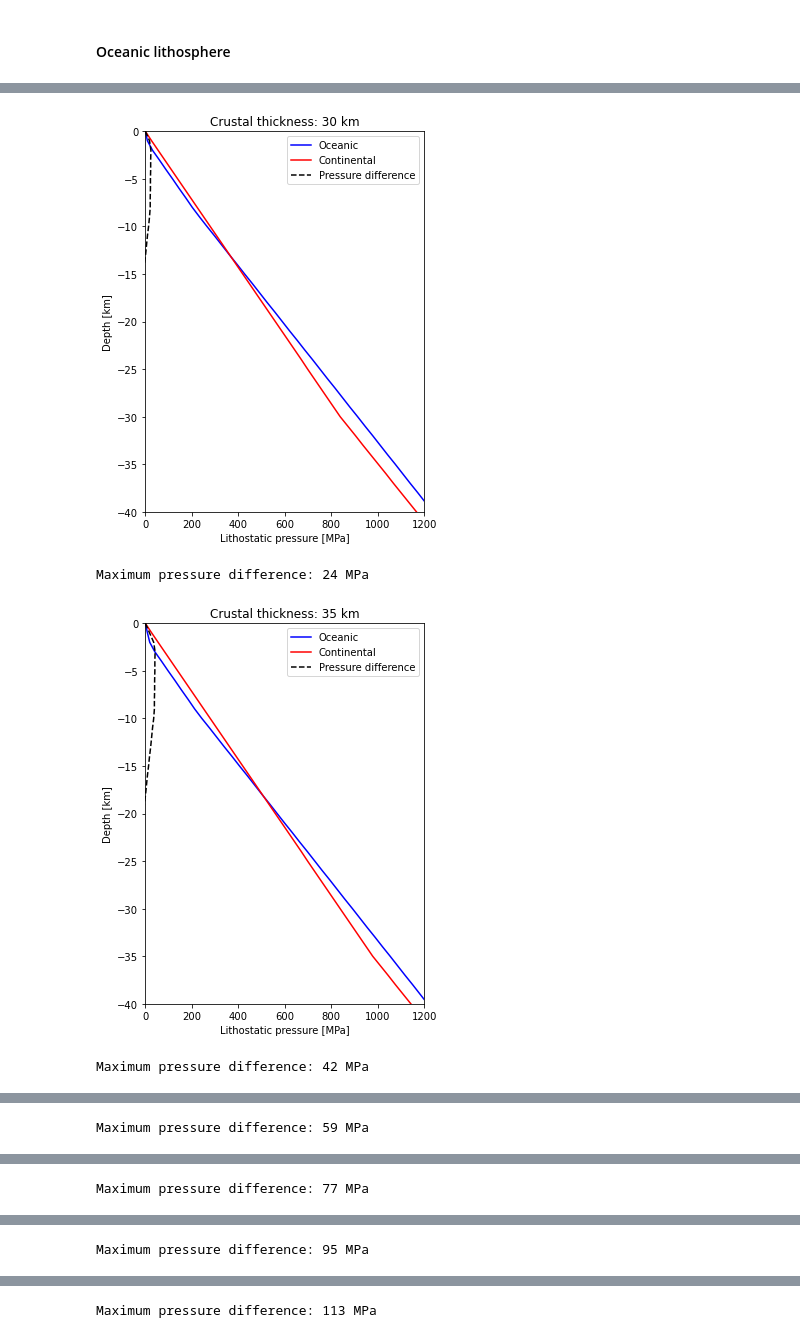
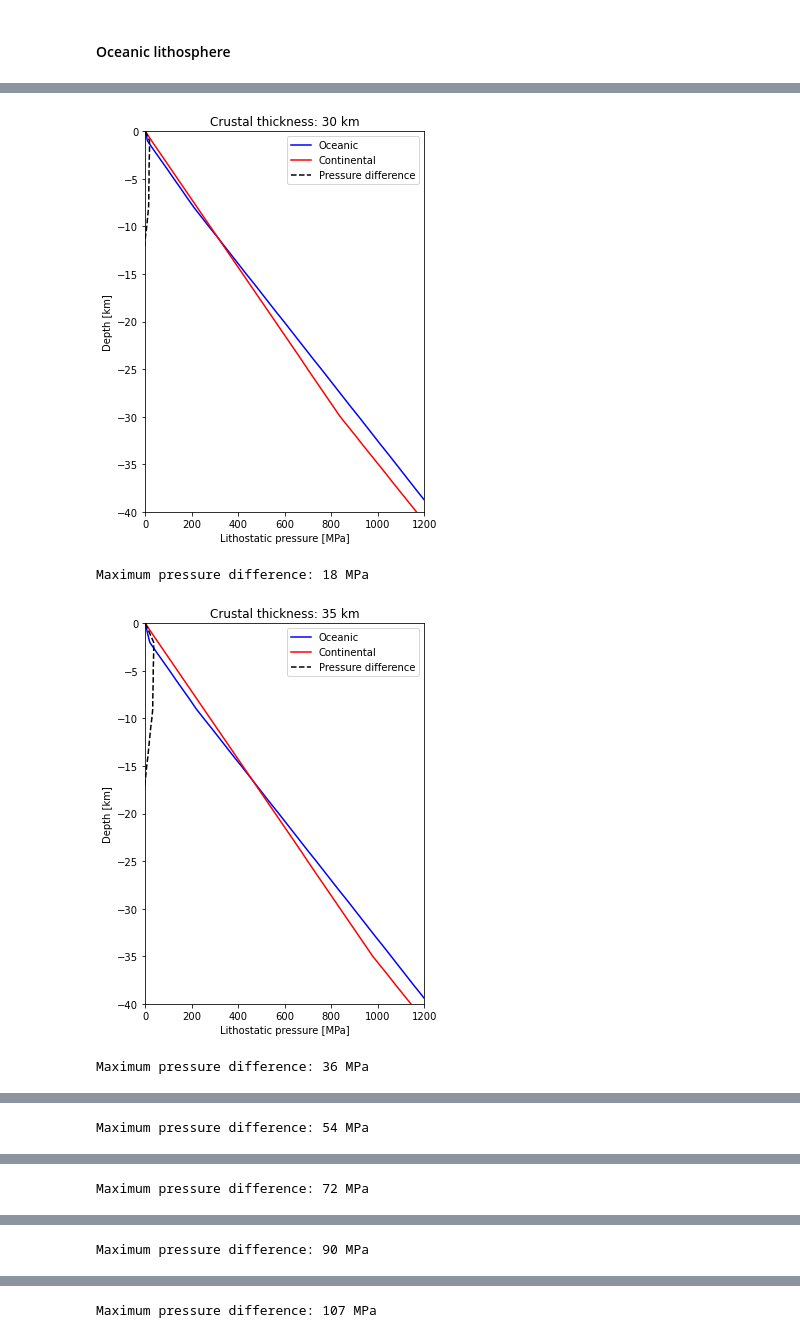
Before and after one commit to vvmai/lab_kore, a Jupyter notebook: isostasy_calculation.ipynb, the cells around one changed output, grey strips where cells are left out. Saved outputs shown, nothing was run; the diff lists cells and outputs as text; code cells hidden in the pictures.

```diff
--- a/isostasy_calculation.ipynb
+++ b/isostasy_calculation.ipynb
@@ -89,0 +103,11 @@ Crustal thickness, oceanic lithosphere, continental lithosphere:
+# %%
+w_B = cc + cm - om - m - oc
+w_B_archean = cc + cm_archean - om_archean - m_archean - oc_archean
+# %%
+print("Present day")
+for i in w_B:
+    print(f"{i/1000:.0f} km")
+
+print("\nArchean")
+for i in w_B_archean:
+    print(f"{i/1000:.0f} km")
@@ -102,11 +144,14 @@ z = [[]]*len(cc)
 for i, depth in enumerate(final_depth):
     z[i] = list(range(initial_depth,depth,depth_increment)) # depth [m]
 # %%
-def calc_pressure_continent(z, w, cc):
+def calc_pressure_continent(z:list, w:int, cc:int,rho_cm:int, rho_m:int):
     """
-    Calculates the lithostatic pressure of the  continental lithosphere
-    given the depth (z), water layer above (w), and thickness
-    of the continental crust (cc)
+    Calculates the lithostatic pressure of the  continental lithosphere.
+    z: depth
+    w: thickness of the water layer above
+    cc: thickness of the continental crust
+    rho_cm: density of the continental lithospheric mantle
+    rho_m: density of the asthenospheric mantle
     """
     P = np.array([0]*len(z))
     for i, val in enumerate(z):
@@ -133,11 +178,15 @@ def calc_pressure_continent(z, w, cc):
 # %% [markdown]
 #### Oceanic lithosphere
 # %%
-def calc_pressure_ocean(z, w, oc):
+def calc_pressure_ocean(z:list, w:int, oc:int, rho_oc:int, rho_om:int, rho_m:int):
     """
-    Calculates the lithostatic pressure of the  oceanic lithosphere
-    given the depth (z), water layer above (w), and thickness
-    of the oceanic crust (oc)
+    Calculates the lithostatic pressure of the  continental lithosphere.
+    z: depth
+    w: thickness of the water layer above
+    oc: thickness of the oceanic crust
+    rho_oc: density of the oceanic crust
+    rho_om: density of the depleted oceanic mantle
+    rho_m: density of the asthenospheric mantle
     """
     P = np.array([0]*len(z))
     for i, val in enumerate(z):
@@ -157,28 +208,26 @@ def calc_pressure_ocean(z, w, oc):
 # %%
 # assuming that continents are at sea level
 w_A = 0
-P_A = [[]]*len(cc)
-P_B = [[]]*len(cc)
-P_diff = [[]]*len(cc)
+P_A, P_B, P_diff = ([[]]*len(cc) for i in range(3))
 
 for i, c in enumerate(cc):
-    P_A[i] = calc_pressure_continent(z[i], w_A, c)
-    P_B[i] = calc_pressure_ocean(z[i], w_B[i], oc)
+    P_A[i] = calc_pressure_continent(z[i], w_A, c, rho_cm, rho_m)
+    P_B[i] = calc_pressure_ocean(z[i], w_B[i], oc, rho_oc, rho_om, rho_m)
     plt.figure(figsize=(5,7))
     plt.plot(P_B[i],[-j/1000 for j in z[i]],'b-')
     plt.plot(P_A[i],[-j/1000 for j in z[i]],'r-')
     P_diff[i] = P_A[i]-P_B[i]
     plt.plot(P_diff[i],[-j/1000 for j in z[i]],'k--')
     plt.ylim((-40,0))
     plt.xlim((0,1200))
     plt.title('Crustal thickness: %i km'%(cc[i]/1000))
     plt.xlabel('Lithostatic pressure [MPa]')
     plt.ylabel('Depth [km]')
     plt.legend(['Oceanic','Continental','Pressure difference'])
     plt.show()
     print("Maximum pressure difference: %i MPa"%max(P_diff[i]))
 # %% [output]
-[figure, old version]
+[figure, new version]
-Maximum pressure difference: 24 MPa
+Maximum pressure difference: 18 MPa
-[figure, old version]
+[figure, new version]
-Maximum pressure difference: 42 MPa
+Maximum pressure difference: 36 MPa
@@ -186 +235 @@ Maximum pressure difference: 42 MPa
-Maximum pressure difference: 59 MPa
+Maximum pressure difference: 54 MPa
@@ -188 +237 @@ Maximum pressure difference: 59 MPa
-Maximum pressure difference: 77 MPa
+Maximum pressure difference: 72 MPa
@@ -190 +239 @@ Maximum pressure difference: 77 MPa
-Maximum pressure difference: 95 MPa
+Maximum pressure difference: 90 MPa
@@ -192,3 +241,3 @@ Maximum pressure difference: 95 MPa
-Maximum pressure difference: 113 MPa
+Maximum pressure difference: 107 MPa
 # %%
 P_diff_max = []*len(cc)
```
Also changed, not shown: parts of 14 cells of this notebook, 6 other files.
